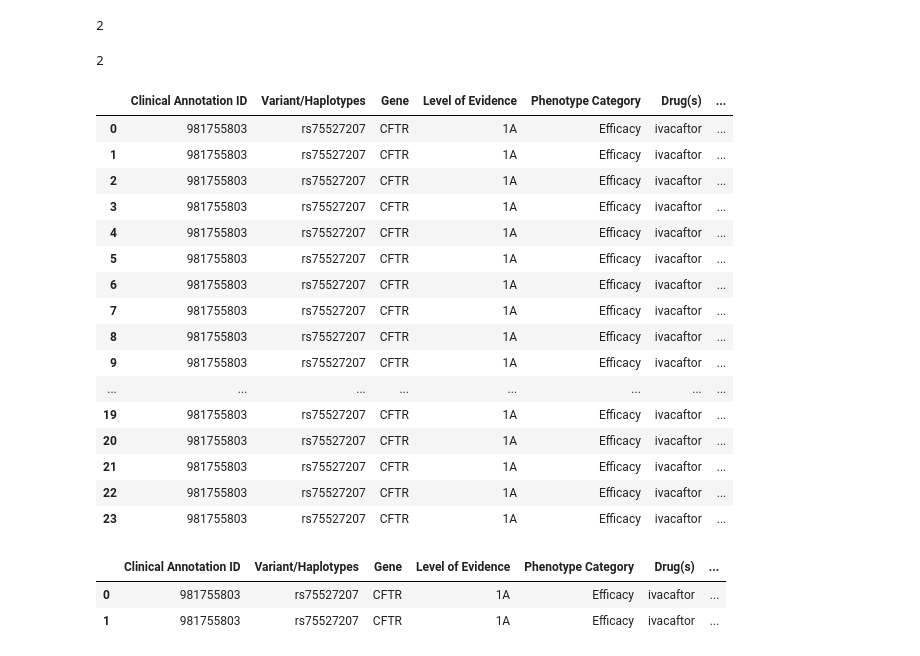
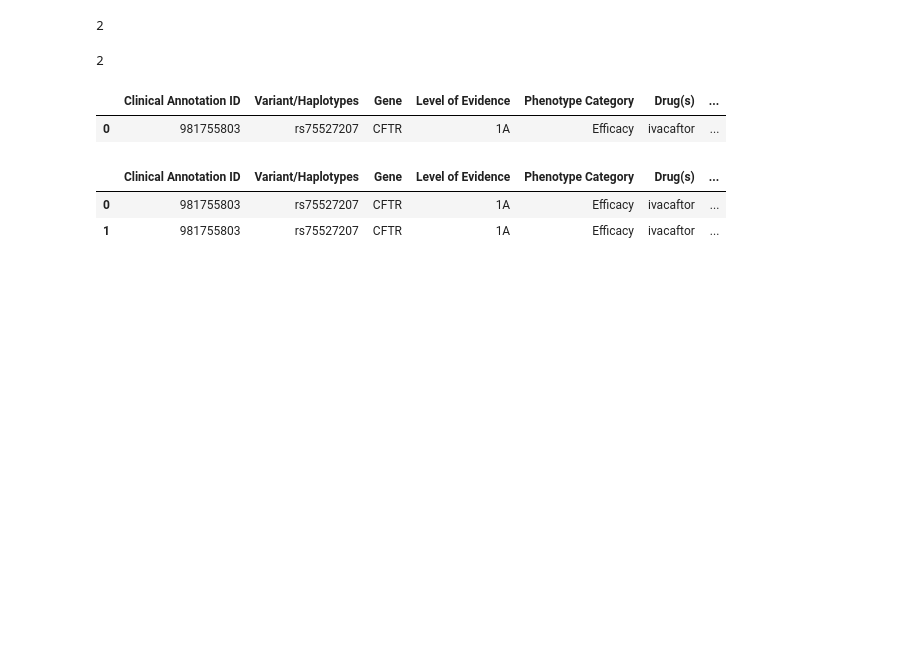
Before and after one commit to EBIvariation/opentargets-pharmgkb, a Jupyter notebook: data-exploration/direction-of-effect.ipynb, the cells around one changed output. Drawn from its saved outputs; the diff is of its cells as text; code cells hidden in the pictures; blank space fills up the shorter version.

```diff
--- a/data-exploration/direction-of-effect.ipynb
+++ b/data-exploration/direction-of-effect.ipynb
@@ -134,25 +123,10 @@ len(df_981755803_pheno)
 # %% [output]
 2
 # %%
-df_981755803_drug
+df_981755803_drug.head(1)
 # %% [output]
 |  | Clinical Annotation ID | Variant/Haplotypes | Gene | Level of Evidence | Phenotype Category | Drug(s) | ... |
 | 0 | 981755803 | rs75527207 | CFTR | 1A | Efficacy | ivacaftor | ... |
-| 1 | 981755803 | rs75527207 | CFTR | 1A | Efficacy | ivacaftor | ... |
-| 2 | 981755803 | rs75527207 | CFTR | 1A | Efficacy | ivacaftor | ... |
-| 3 | 981755803 | rs75527207 | CFTR | 1A | Efficacy | ivacaftor | ... |
-| 4 | 981755803 | rs75527207 | CFTR | 1A | Efficacy | ivacaftor | ... |
-| 5 | 981755803 | rs75527207 | CFTR | 1A | Efficacy | ivacaftor | ... |
-| 6 | 981755803 | rs75527207 | CFTR | 1A | Efficacy | ivacaftor | ... |
-| 7 | 981755803 | rs75527207 | CFTR | 1A | Efficacy | ivacaftor | ... |
-| 8 | 981755803 | rs75527207 | CFTR | 1A | Efficacy | ivacaftor | ... |
-| 9 | 981755803 | rs75527207 | CFTR | 1A | Efficacy | ivacaftor | ... |
-| ... | ... | ... | ... | ... | ... | ... | ... |
-| 19 | 981755803 | rs75527207 | CFTR | 1A | Efficacy | ivacaftor | ... |
-| 20 | 981755803 | rs75527207 | CFTR | 1A | Efficacy | ivacaftor | ... |
-| 21 | 981755803 | rs75527207 | CFTR | 1A | Efficacy | ivacaftor | ... |
-| 22 | 981755803 | rs75527207 | CFTR | 1A | Efficacy | ivacaftor | ... |
-| 23 | 981755803 | rs75527207 | CFTR | 1A | Efficacy | ivacaftor | ... |
 # %%
 df_981755803_fa
 # %% [output]
```
Also changed, not shown: parts of 39 cells of this notebook.
